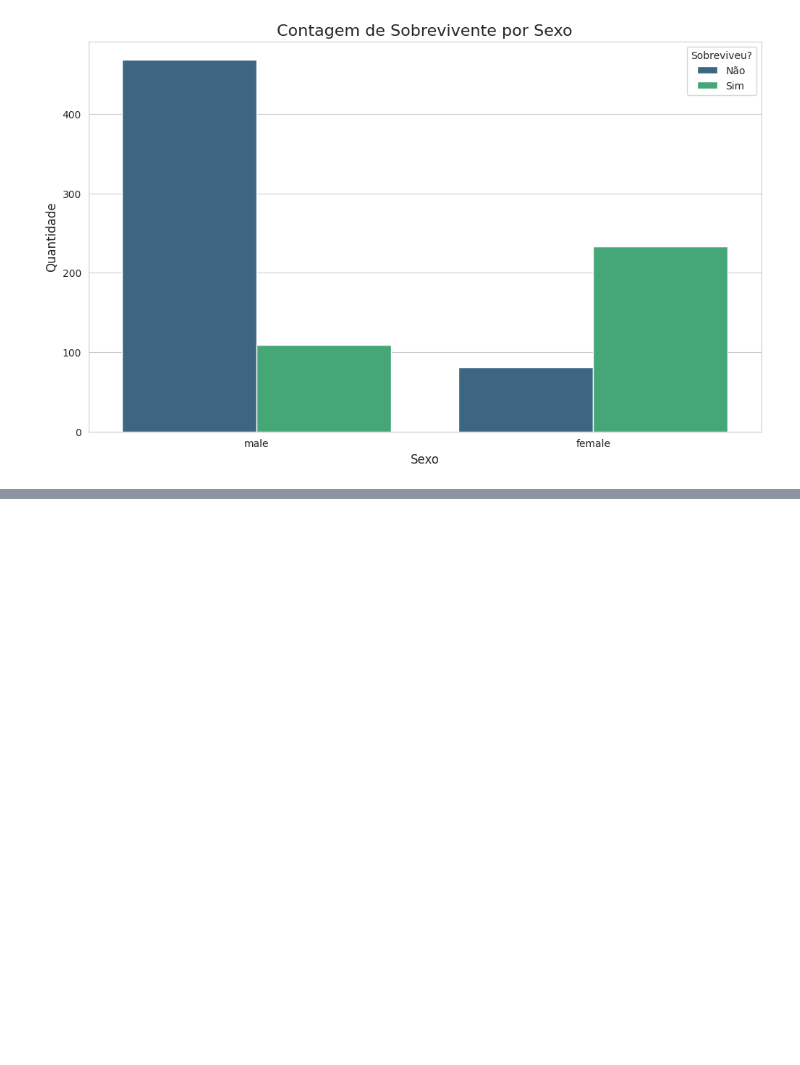
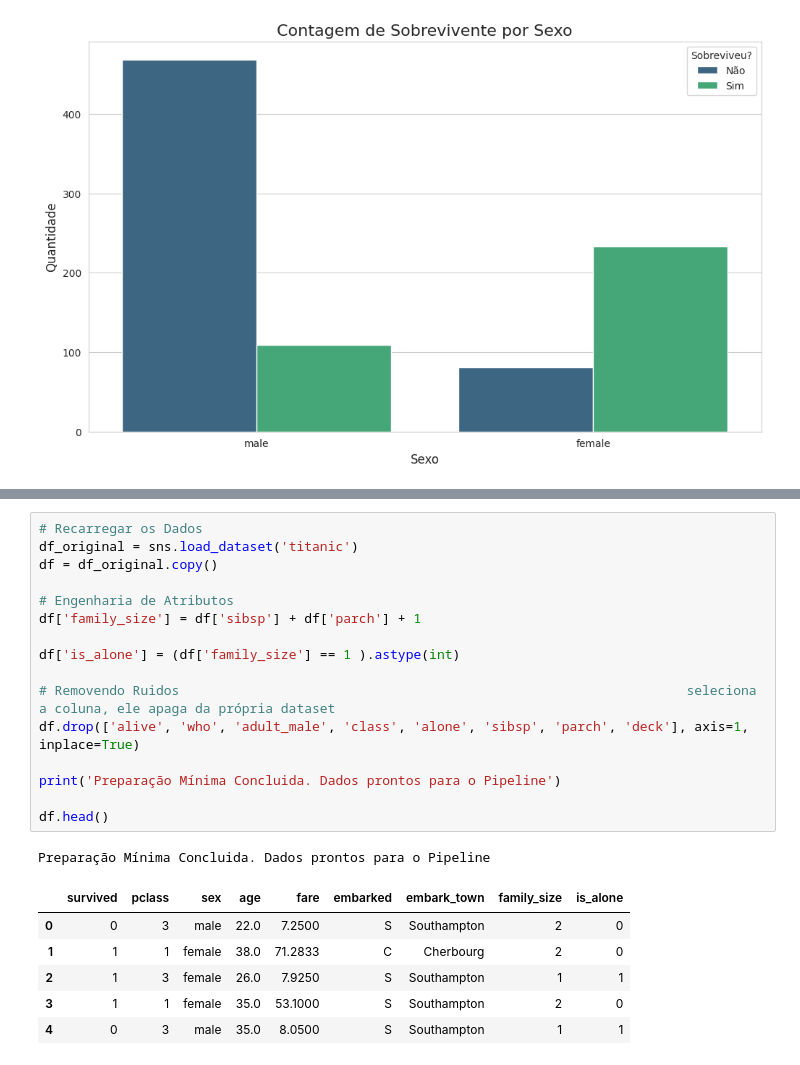
Before and after one commit to Lucaszl/Campeonato-Brasileiro, a Jupyter notebook: titanic.ipynb, the cells around one changed output, grey strips where cells are left out. Saved outputs shown, nothing was run; the diff lists cells and outputs as text; blank space fills up the shorter version.

```diff
--- a/titanic.ipynb
+++ b/titanic.ipynb
@@ -89,0 +104,24 @@ Text(0, 0.5, 'Quantidade')
+# %%
+# Recarregar os Dados
+df_original = sns.load_dataset('titanic')
+df = df_original.copy()
+
+# Engenharia de Atributos
+df['family_size'] = df['sibsp'] + df['parch'] + 1
+
+df['is_alone'] = (df['family_size'] == 1 ).astype(int)
+
+# Removendo Ruidos                                                                 seleciona a coluna, ele apaga da própria dataset
+df.drop(['alive', 'who', 'adult_male', 'class', 'alone', 'sibsp', 'parch', 'deck'], axis=1, inplace=True)
+
+print('Preparação Mínima Concluida. Dados prontos para o Pipeline')
+
+df.head()
+# %% [output]
+Preparação Mínima Concluida. Dados prontos para o Pipeline
+|  | survived | pclass | sex | age | fare | embarked | embark_town | family_size | is_alone |
+| 0 | 0 | 3 | male | 22.0 | 7.2500 | S | Southampton | 2 | 0 |
+| 1 | 1 | 1 | female | 38.0 | 71.2833 | C | Cherbourg | 2 | 0 |
+| 2 | 1 | 3 | female | 26.0 | 7.9250 | S | Southampton | 1 | 1 |
+| 3 | 1 | 1 | female | 35.0 | 53.1000 | S | Southampton | 2 | 0 |
+| 4 | 0 | 3 | male | 35.0 | 8.0500 | S | Southampton | 1 | 1 |
```
Also changed, not shown: parts of 3 cells of this notebook.
